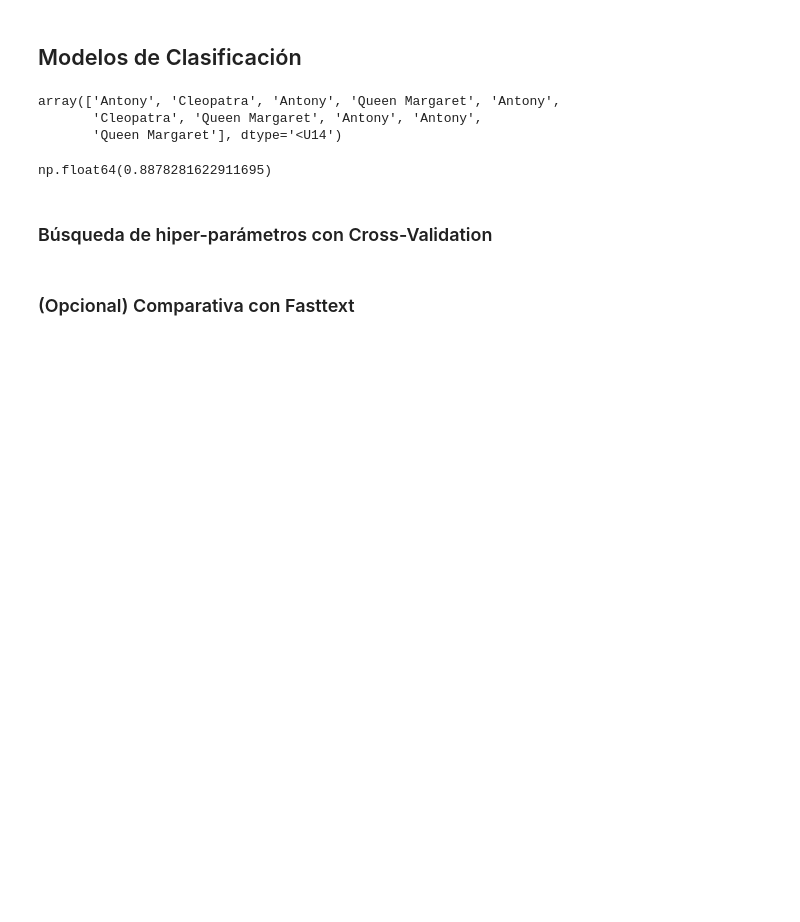
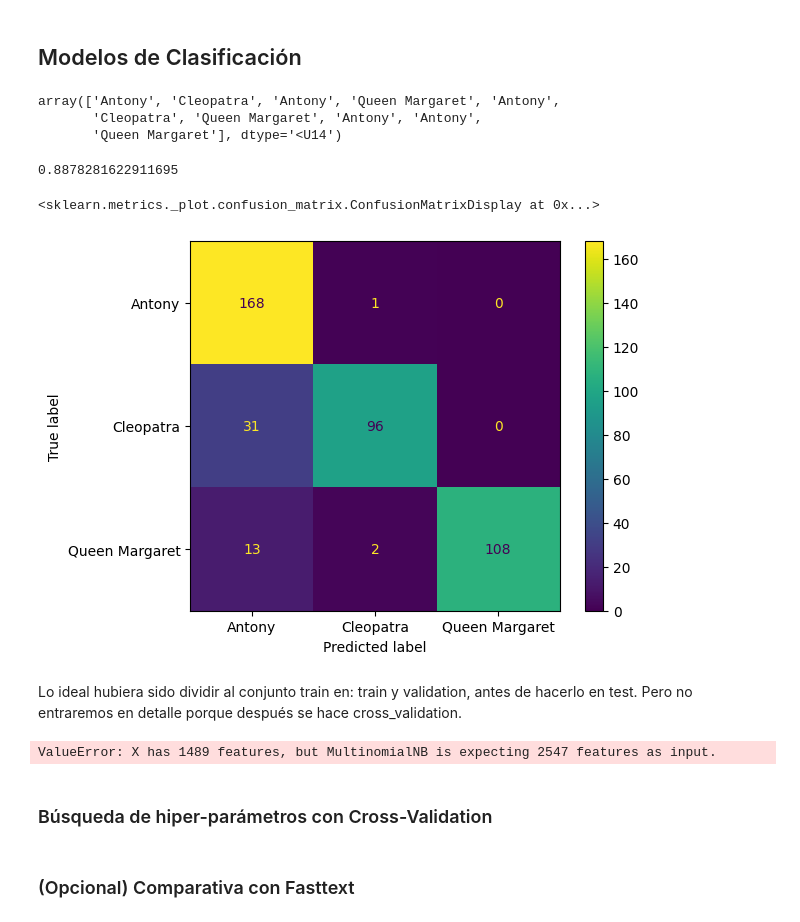
Before and after one commit to MariaEugenia/IntroCD, a Jupyter notebook: Tarea_2/shakespeare_tarea_2.ipynb, the cells around one changed output. Drawn from its saved outputs; the diff is of its cells as text; code cells hidden in the pictures; blank space fills up the shorter version.

Commit message:
Update antes de volver al main

```diff
--- a/Tarea_2/shakespeare_tarea_2.ipynb
+++ b/Tarea_2/shakespeare_tarea_2.ipynb
@@ -297,19 +386,33 @@ y_pred_train[:10]
 array(['Antony', 'Cleopatra', 'Antony', 'Queen Margaret', 'Antony',
        'Cleopatra', 'Queen Margaret', 'Antony', 'Antony',
        'Queen Margaret'], dtype='<U14')
-# %%
-def get_accuracy(y_true, y_pred):
-    return (y_true == y_pred).sum() / len(y_true)
-
-get_accuracy(y_train, y_pred_train)
-# %% [output]
-np.float64(0.8878281622911695)
+# %%
+from sklearn.metrics import accuracy_score
+
+accuracy_train = accuracy_score(y_train, y_pred_train)
+accuracy_train
+# %% [output]
+0.8878281622911695
+# %%
+from sklearn.metrics import confusion_matrix
+
+cm_train = confusion_matrix(y_train, y_pred_train)
+disp = ConfusionMatrixDisplay(confusion_matrix=cm_train,
+                              display_labels=bayes_clf.classes_)
+disp.plot()
+# %% [output]
+<sklearn.metrics._plot.confusion_matrix.ConfusionMatrixDisplay at 0x...>
+[figure, added]
+# %% [markdown]
+Lo ideal hubiera sido dividir al conjunto train en: train y validation, antes de hacerlo en test. Pero no entraremos en detalle porque después se hace cross_validation.
 # %%
 # TODO: Predecir para test y ver la matriz de confusión, y reportar accuracy
 
-# X_test_counts = ...
-# X_test_tfidf = ...
-#y_pred_test = bayes_clf.predict(X_test_tf)
+X_test_counts = count_vect.fit_transform(X_test)
+X_test_tf = tf_idf.fit_transform(X_test_counts)
+y_pred_test = bayes_clf.predict(X_test_tf)
+# %% [output]
+ValueError: X has 1489 features, but MultinomialNB is expecting 2547 features as input.
 # %% [markdown]
 ### Búsqueda de hiper-parámetros con Cross-Validation
 # %%
```
Also changed, not shown: parts of 12 cells of this notebook.
